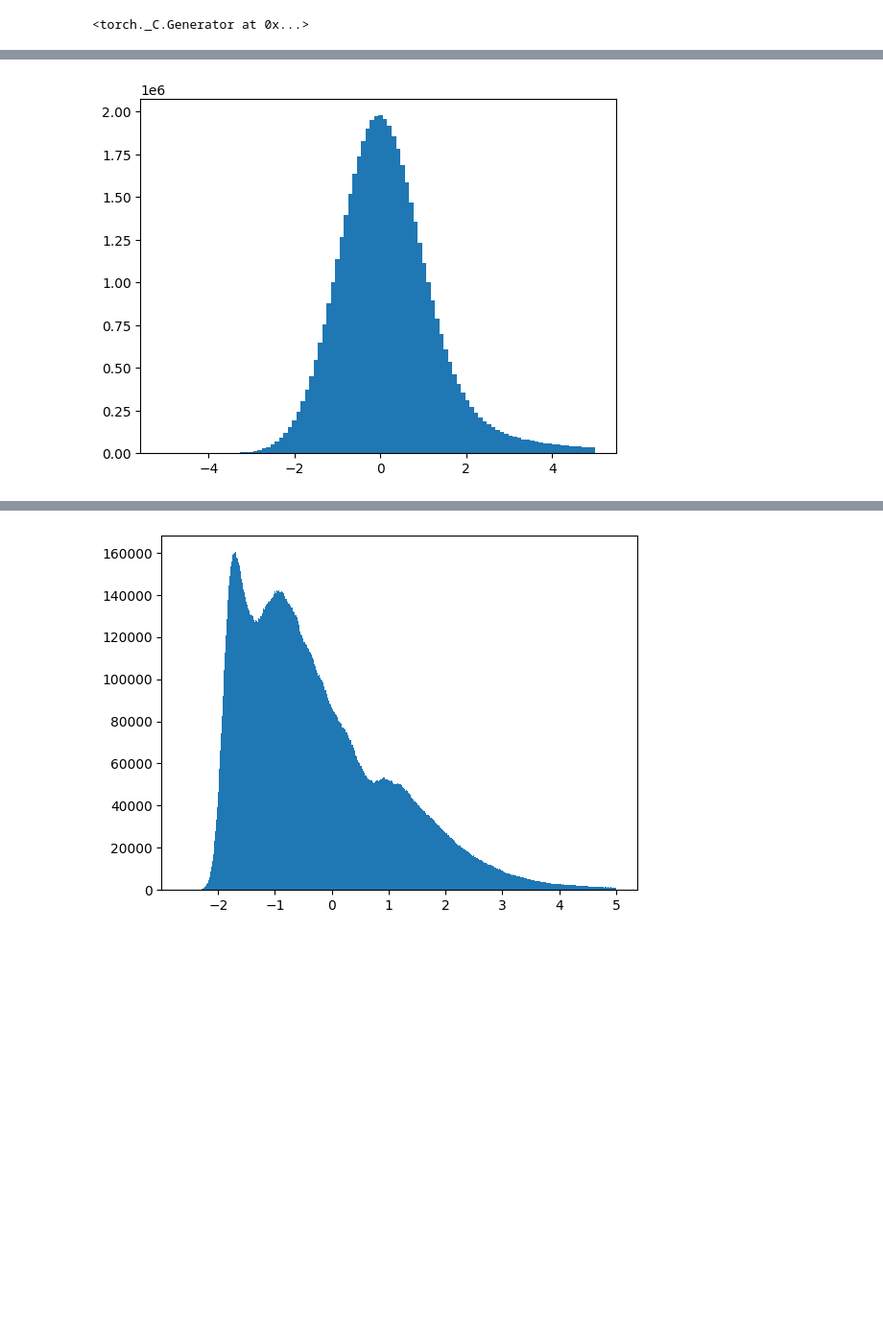
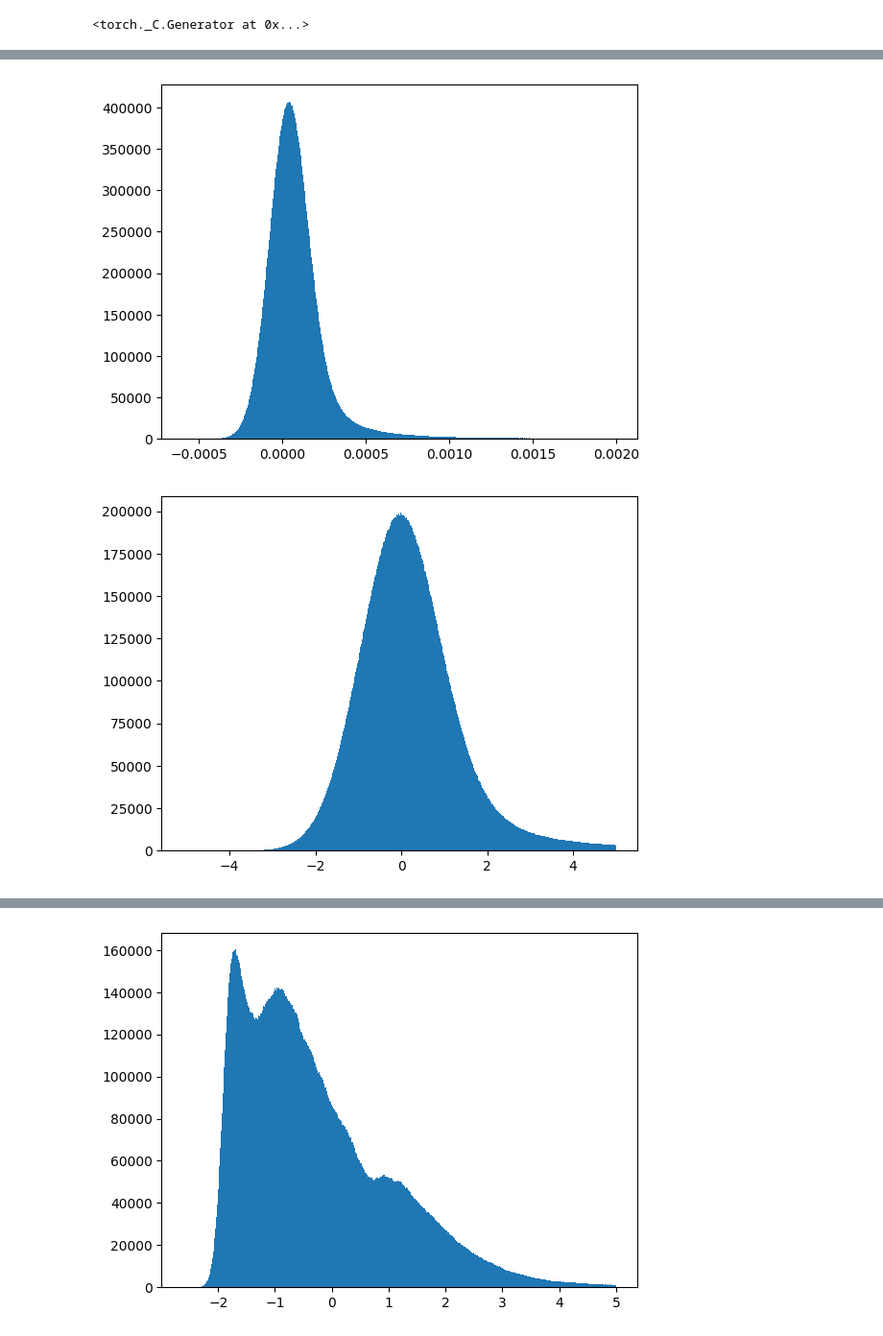
Before and after one commit to Mitbus/astro, a Jupyter notebook: distr.ipynb, the cells around one changed output, grey strips where cells are left out. Shown at 96% size. Saved outputs shown, nothing was run; the diff lists cells and outputs as text; code cells hidden in the pictures; blank space fills up the shorter version.

```diff
--- a/distr.ipynb
+++ b/distr.ipynb
@@ -42,9 +45,12 @@ x=plt.hist(x, bins=100)
 # %%
 x = ds.m[1].wmap.flatten()
+plt.hist(x[x<0.002], bins=1000)
+plt.figure()
 x = (x - 4.2957174e-05) / 0.00012528372
 x = x[x < 5]
-x=plt.hist(x, bins=100)
+x=plt.hist(x, bins=1000)
 # %% [output]
-[figure, old version]
+[figure, new version]
+[figure, added]
 # %%
 x = ds.m[2].wmap.flatten()
```
Also changed, not shown: parts of 7 cells of this notebook.
